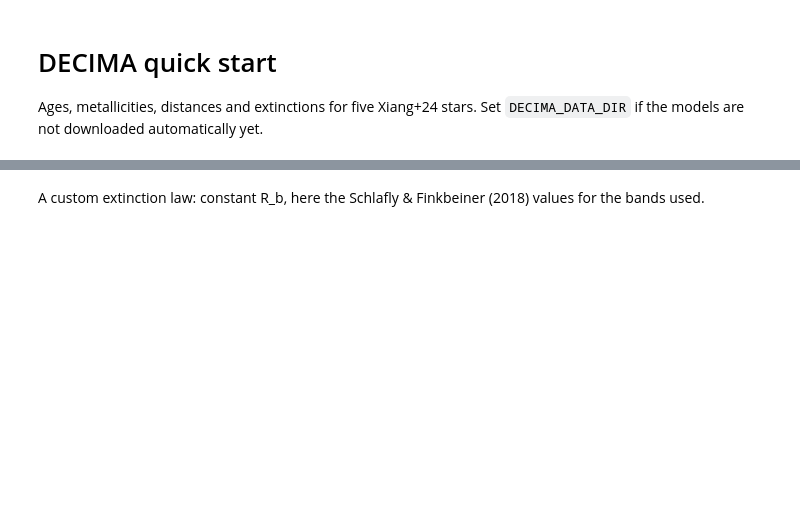
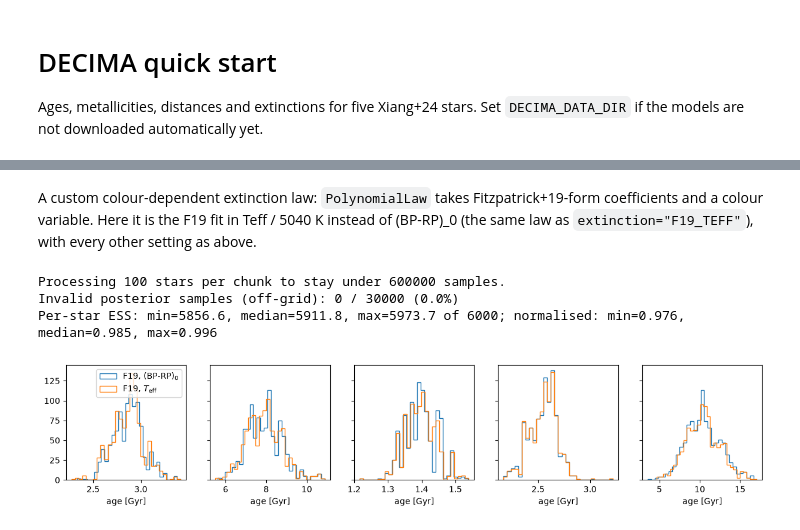
Before and after one commit to teresa-su/decima, a Jupyter notebook: examples/quickstart.ipynb, the cells around one changed output, grey strips where cells are left out. Saved outputs shown, nothing was run; the diff lists cells and outputs as text; code cells hidden in the pictures; blank space fills up the shorter version.

```diff
--- a/examples/quickstart.ipynb
+++ b/examples/quickstart.ipynb
@@ -21,15 +43,22 @@ summary["id", "age_p16", "age_p50", "age_p84", "feh_p50", "distance_p50", "A0_p5
-# %% [markdown]
-A custom extinction law: constant R_b, here the Schlafly & Finkbeiner (2018) values for the bands used.
+# %% [markdown]
+A custom colour-dependent extinction law: `PolynomialLaw` takes Fitzpatrick+19-form coefficients and a colour variable. Here it is the F19 fit in Teff / 5040 K instead of (BP-RP)_0 (the same law as `extinction="F19_TEFF"`), with every other setting as above.
 # %%
-law = decima.FixedLaw({"G": 2.294, "BP": 3.046, "RP": 1.737, "J": 0.632, "H": 0.318, "Ks": 0.158})
-summary_ss, samples_ss, _ = decima.infer("../tests/data/reference_stars.ecsv", columns,
-                                         decima.Config(n_keep=1000, extinction=law))
+from dataclasses import replace
+from decima.extinction import F19_TEFF, F19_TEFF_RANGE
+
+law = decima.PolynomialLaw(F19_TEFF, x="teff", x_range=F19_TEFF_RANGE)
+summary_t, samples_t, _ = decima.infer("../tests/data/reference_stars.ecsv", columns, replace(cfg, extinction=law))
 
 names = decima.quantity_names(cfg)
 fig, axes = plt.subplots(1, len(summary), figsize=(3 * len(summary), 2.5), sharey=True)
 for i, ax in enumerate(axes):
-    ax.hist(samples[i, :, names.index("age")], bins=30, histtype="step", label="F19")
-    ax.hist(samples_ss[i, :, names.index("age")], bins=30, histtype="step", label="fixed R_b")
+    ax.hist(samples[i, :, names.index("age")], bins=30, histtype="step", label="F19, (BP-RP)$_0$")
+    ax.hist(samples_t[i, :, names.index("age")], bins=30, histtype="step", label="F19, $T_\\mathrm{eff}$")
     ax.set_xlabel("age [Gyr]")
 axes[0].legend()
 plt.show()
+# %% [output]
+Processing 100 stars per chunk to stay under 600000 samples.
+Invalid posterior samples (off-grid): 0 / 30000 (0.0%)
+Per-star ESS: min=5856.6, median=5911.8, max=5973.7 of 6000; normalised: min=0.976, median=0.985, max=0.996
+[figure, added]
```
Also changed, not shown: parts of 2 cells of this notebook, 4 other files.
